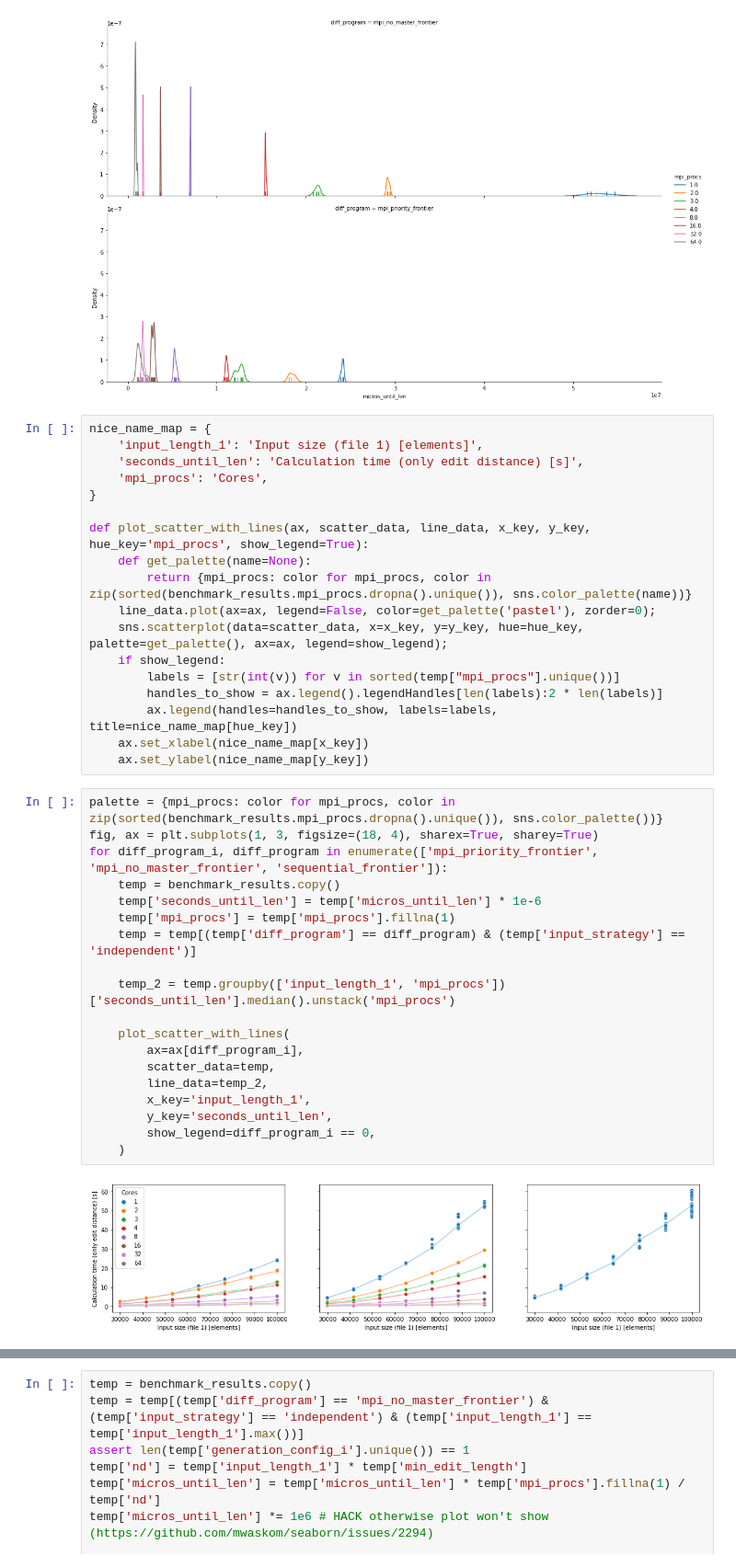
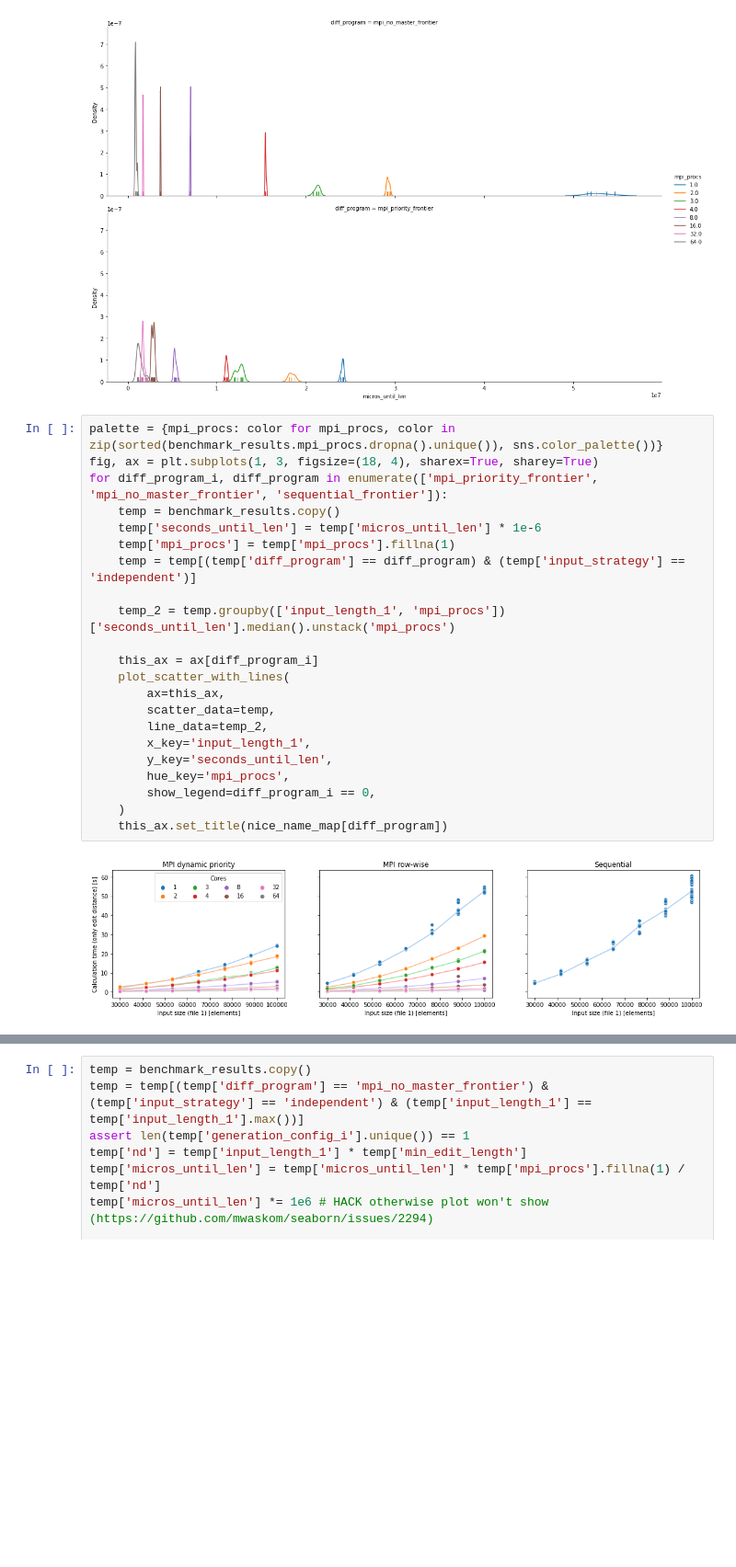
Before and after one commit to tehwalris/mpi-myers-diff, a Jupyter notebook: notebooks/benchmark-analysis-euler-presentation/independent_small.ipynb, the cells around one changed output, grey strips where cells are left out. Shown at 92% size. Saved outputs shown, nothing was run; the diff lists cells and outputs as text; blank space fills up the shorter version.

```diff
--- a/notebooks/benchmark-analysis-euler-presentation/independent_small.ipynb
+++ b/notebooks/benchmark-analysis-euler-presentation/independent_small.ipynb
@@ -60,45 +66,30 @@ palette = {mpi_procs: color for mpi_procs, color in zip(sorted(temp.mpi_procs.dr
 sns.displot(temp, kind='kde', rug=True, x='micros_until_len', row='diff_program', hue='mpi_procs', palette=palette, aspect=3);
 # %% [output]
 [figure]
-# %%
-nice_name_map = {
-    'input_length_1': 'Input size (file 1) [elements]',
-    'seconds_until_len': 'Calculation time (only edit distance) [s]',
-    'mpi_procs': 'Cores',
-}
-
-def plot_scatter_with_lines(ax, scatter_data, line_data, x_key, y_key, hue_key='mpi_procs', show_legend=True):
-    def get_palette(name=None):
-        return {mpi_procs: color for mpi_procs, color in zip(sorted(benchmark_results.mpi_procs.dropna().unique()), sns.color_palette(name))}
-    line_data.plot(ax=ax, legend=False, color=get_palette('pastel'), zorder=0);
-    sns.scatterplot(data=scatter_data, x=x_key, y=y_key, hue=hue_key, palette=get_palette(), ax=ax, legend=show_legend);
-    if show_legend:
-        labels = [str(int(v)) for v in sorted(temp["mpi_procs"].unique())]
-        handles_to_show = ax.legend().legendHandles[len(labels):2 * len(labels)]
-        ax.legend(handles=handles_to_show, labels=labels, title=nice_name_map[hue_key])
-    ax.set_xlabel(nice_name_map[x_key])
-    ax.set_ylabel(nice_name_map[y_key])
 # %%
 palette = {mpi_procs: color for mpi_procs, color in zip(sorted(benchmark_results.mpi_procs.dropna().unique()), sns.color_palette())}
 fig, ax = plt.subplots(1, 3, figsize=(18, 4), sharex=True, sharey=True)
 for diff_program_i, diff_program in enumerate(['mpi_priority_frontier', 'mpi_no_master_frontier', 'sequential_frontier']):
     temp = benchmark_results.copy()
     temp['seconds_until_len'] = temp['micros_until_len'] * 1e-6
     temp['mpi_procs'] = temp['mpi_procs'].fillna(1)
     temp = temp[(temp['diff_program'] == diff_program) & (temp['input_strategy'] == 'independent')]
 
     temp_2 = temp.groupby(['input_length_1', 'mpi_procs'])['seconds_until_len'].median().unstack('mpi_procs')
 
+    this_ax = ax[diff_program_i]
     plot_scatter_with_lines(
-        ax=ax[diff_program_i],
+        ax=this_ax,
         scatter_data=temp,
         line_data=temp_2,
         x_key='input_length_1',
         y_key='seconds_until_len',
+        hue_key='mpi_procs',
         show_legend=diff_program_i == 0,
     )
+    this_ax.set_title(nice_name_map[diff_program])
 # %% [output]
-[figure, old version]
+[figure, new version]
 # %%
 palette = {mpi_procs: color for mpi_procs, color in zip(sorted(benchmark_results.mpi_procs.dropna().unique()), sns.color_palette())}
 fig, ax = plt.subplots(1, 3, figsize=(18, 4), sharex=True, sharey=True)
```
Also changed, not shown: parts of 5 cells of this notebook, 2 other files.
